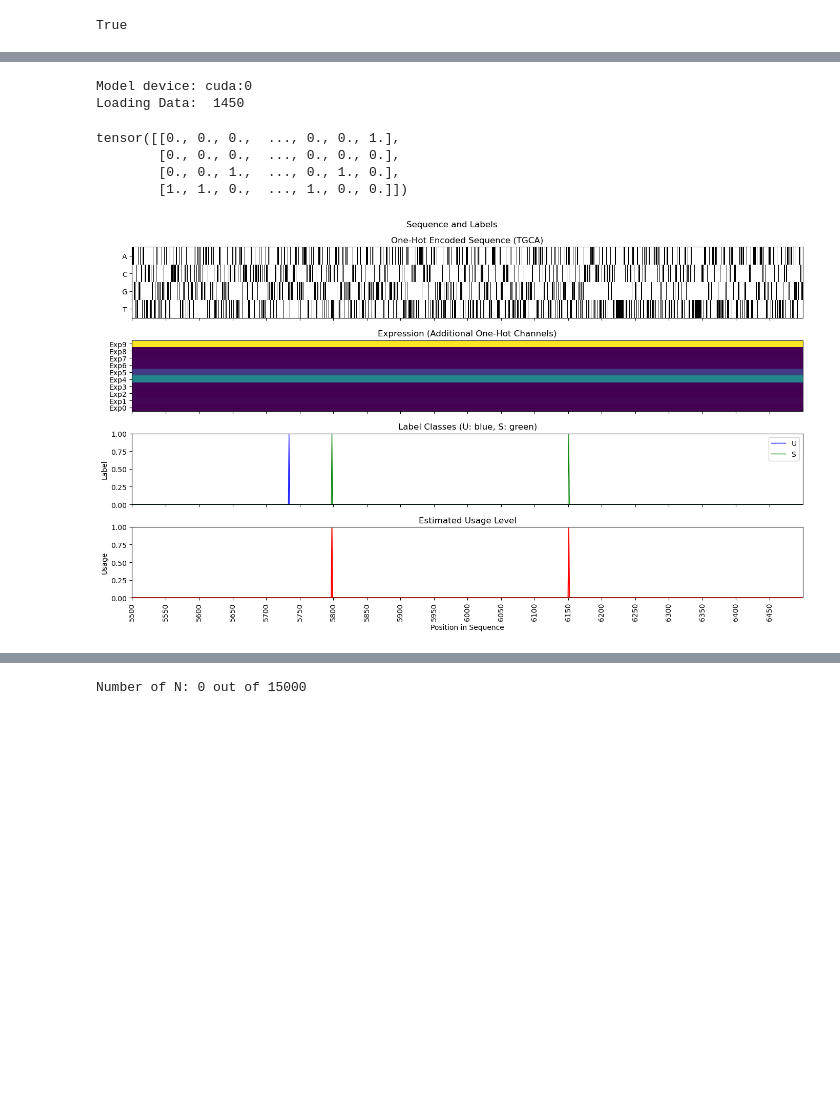
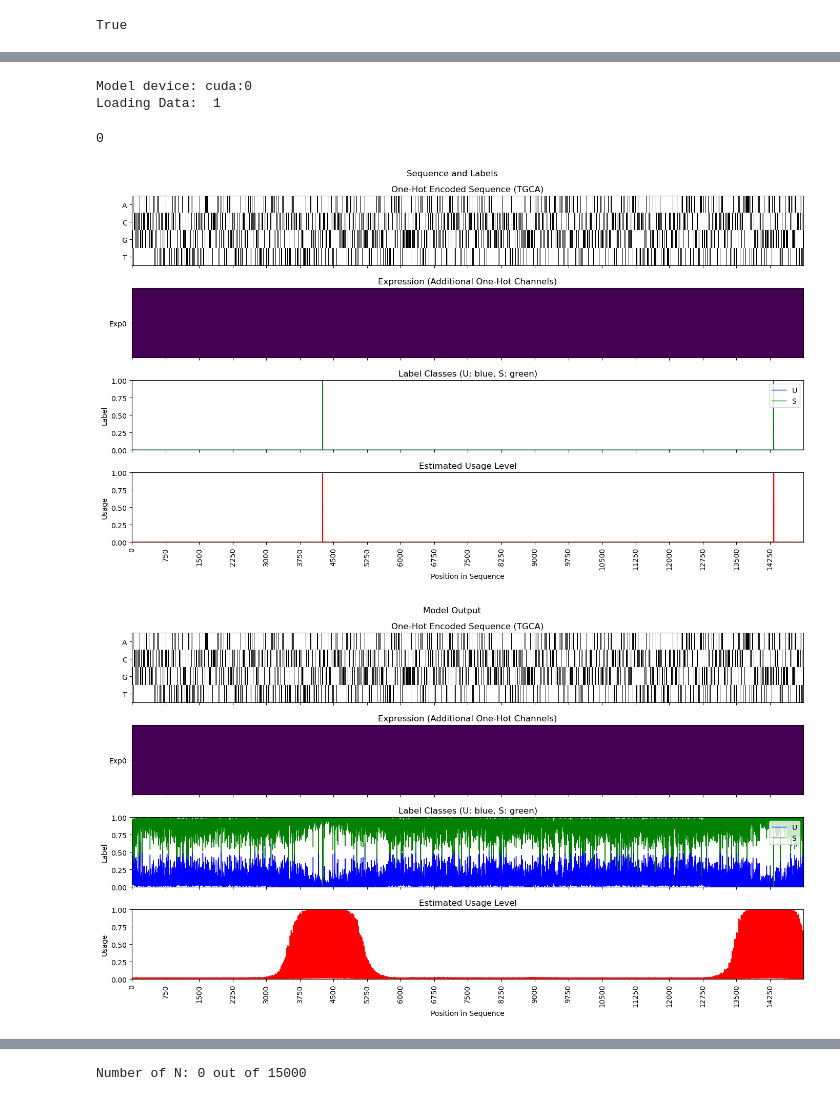
Before and after one commit to lux563624348/DL_RNA_Splicing, a Jupyter notebook: Benchmark_Model.ipynb, the cells around one changed output, grey strips where cells are left out. Cells and saved outputs as stored; diff of their text form; code cells hidden in the pictures; blank space fills up the shorter version.

```diff
--- a/Benchmark_Model.ipynb
+++ b/Benchmark_Model.ipynb
@@ -31,7 +35,10 @@ print (list_model)
 # %%
 #Load the Pretrained Model
-seq_model = PangolinEXP(L=L, W=W, AR=AR)
-model_path = 'Model/500_102S_model_exp.pt' ##'Model/final.5.7.3.pt'
+#seq_model = PangolinEXP(L=L, W=W, AR=AR)
+seq_model = Pangolin(L=L, W=W, AR=AR)
+model_path = 'gene_merged_training_data_model.pt'#'Model/demo_pangolin_same_model.pt'
+#'Model/final.5.7.3.pt'#'Model/2027sTS_training_data_sequece_exp_model.pt'
+#''Model/500_102S_model_exp.pt' ##'Model/final.5.7.3.pt'
 state_dict = torch.load(model_path, map_location=device, weights_only=True)
 seq_model.load_state_dict(state_dict)
 
@@ -42,19 +49,14 @@ seq_model.to(device)
 print("Model device:", next(seq_model.parameters()).device)
 
 # Load preprocessed training data
-data = torch.load("500_102S_training_data_sequece_exp.pt", weights_only=True)
-#data = torch.load("2027_training_data_sequece_exp.pt", weights_only=True)
+#data = torch.load("500_102S_training_data_sequece_exp.pt", weights_only=True)
+data = torch.load("gene_merged_training_data.pt", weights_only=True)
 training_input =  torch.stack(data['X'])  # Each: [N, 4, 15000] # Input:
 training_label = torch.stack(data['y'])  # Each: [N, 12, 5000] # Label:
 print("Loading Data: ", len(training_input))
 os.environ["PYTORCH_CUDA_ALLOC_CONF"] = "expandable_segments:True"
+
+test_output = seq_model(training_input[:, :4, :].to(device)).detach().cpu()[:, 0:3, :]
 # %% [output]
 Model device: cuda:0
-Loading Data:  1450
+Loading Data:  1
-# %%
-training_input[21, 0:4, :]
-# %% [output]
-tensor([[0., 0., 0.,  ..., 0., 0., 1.],
-        [0., 0., 0.,  ..., 0., 0., 0.],
-        [0., 0., 1.,  ..., 0., 1., 0.],
-        [1., 1., 0.,  ..., 1., 0., 0.]])
@@ -61,6 +121,25 @@ tensor([[0., 0., 0.,  ..., 0., 0., 1.],
 # %%
-
-
-plot_one_hot_and_labels_zoom(training_input[order_select], training_label[order_select], zoom_start=cor_start, zoom_end=cor_end, title="Sequence and Labels")
+#plot_one_hot_and_labels_zoom(training_input[order_select], training_label[order_select], zoom_start=cor_start, zoom_end=cor_end, title="Sequence and Labels")
-# %% [output]
-[figure, removed]
+# %%
+#Plot_2D_Array(test_output[i][:, 4200:4300])
+#test_output.shape
+#test_output.detach().cpu()[0, 0:3,:].shape
+#test_predict_coordinates.shape
+## echo 200
+order_select = 0
+cor_start = 0
+cor_end = 15000
+
+for i in range(10):
+    print (i)
+    pad_zeros = torch.zeros_like(test_output[i])
+    plot_one_hot_and_labels_zoom(training_input[i], training_label[i],
+                             zoom_start=cor_start, zoom_end=cor_end, title="Sequence and Labels")
+    test_predict_coordinates = torch.cat([pad_zeros, test_output[i], pad_zeros], dim=1)
+    plot_one_hot_and_labels_zoom(training_input[i], test_output[i],
+                             zoom_start=cor_start, zoom_end=cor_end, title="Model Output")
+    break
+# %% [output]
+0
+[figure, added]
+[figure, added]
```
Also changed, not shown: parts of 7 cells of this notebook, 5 other files.
